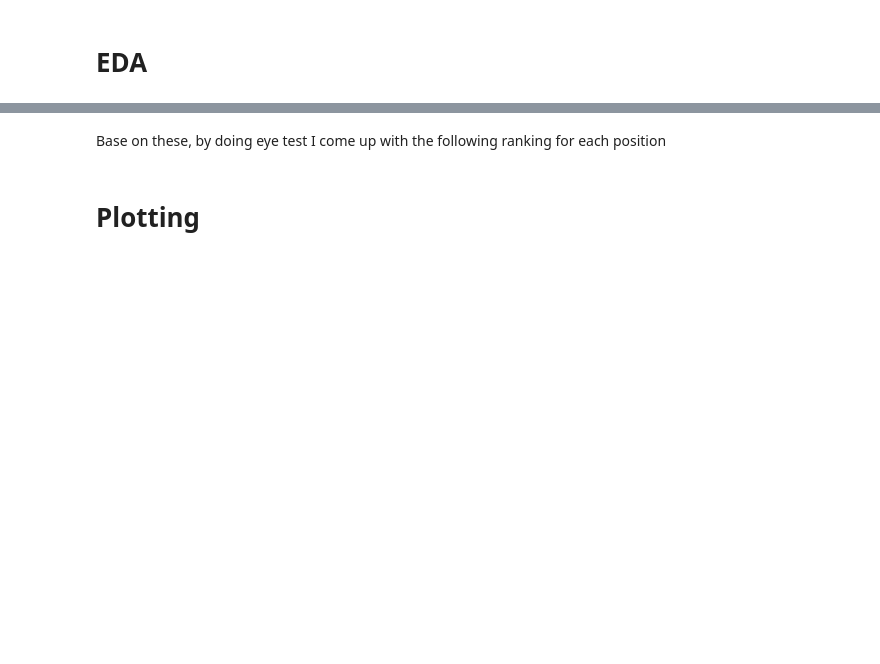
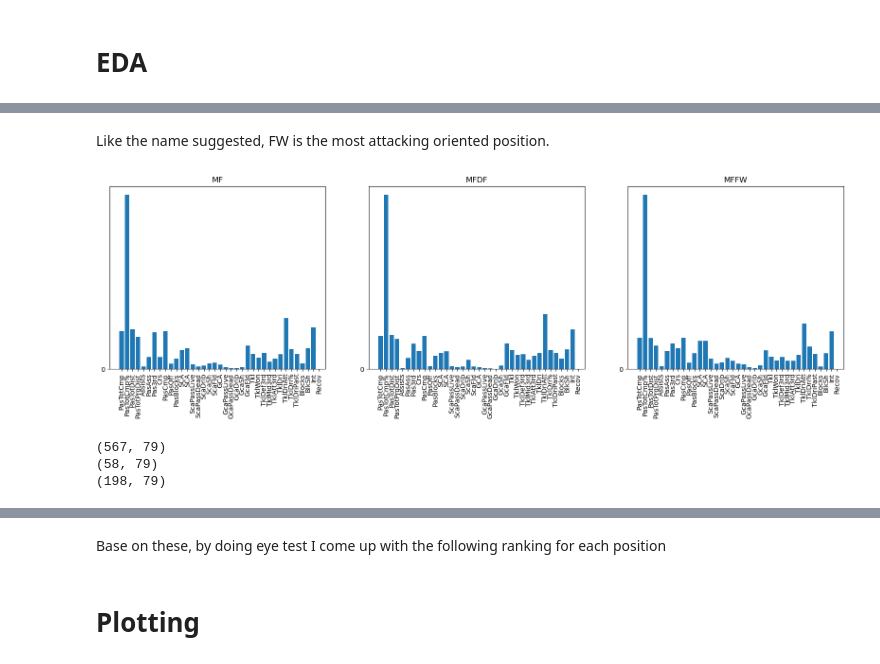
Before and after one commit to quangbui04/Football-Player-Comparison, a Jupyter notebook: football-players-visualization.ipynb, the cells around one changed output, grey strips where cells are left out. Saved outputs shown, nothing was run; the diff lists cells and outputs as text; code cells hidden in the pictures; blank space fills up the shorter version.

```diff
--- a/football-players-visualization.ipynb
+++ b/football-players-visualization.ipynb
@@ -323,0 +347,14 @@ df_radar.to_csv("radar.csv")
+# %% [markdown]
+Like the name suggested, FW is the most attacking oriented position.
+# %%
+plot_position(midfield_position, midfielder_features, df_radar, 1)
+# %% [output]
+[figure, added]
+# %%
+print(df_radar[df_radar["Pos"]=="MF"].shape)
+print(df_radar[df_radar["Pos"]=="MFDF"].shape)
+print(df_radar[df_radar["Pos"]=="MFFW"].shape)
+# %% [output]
+(567, 79)
+(58, 79)
+(198, 79)
```
Also changed, not shown: parts of 18 cells of this notebook.
